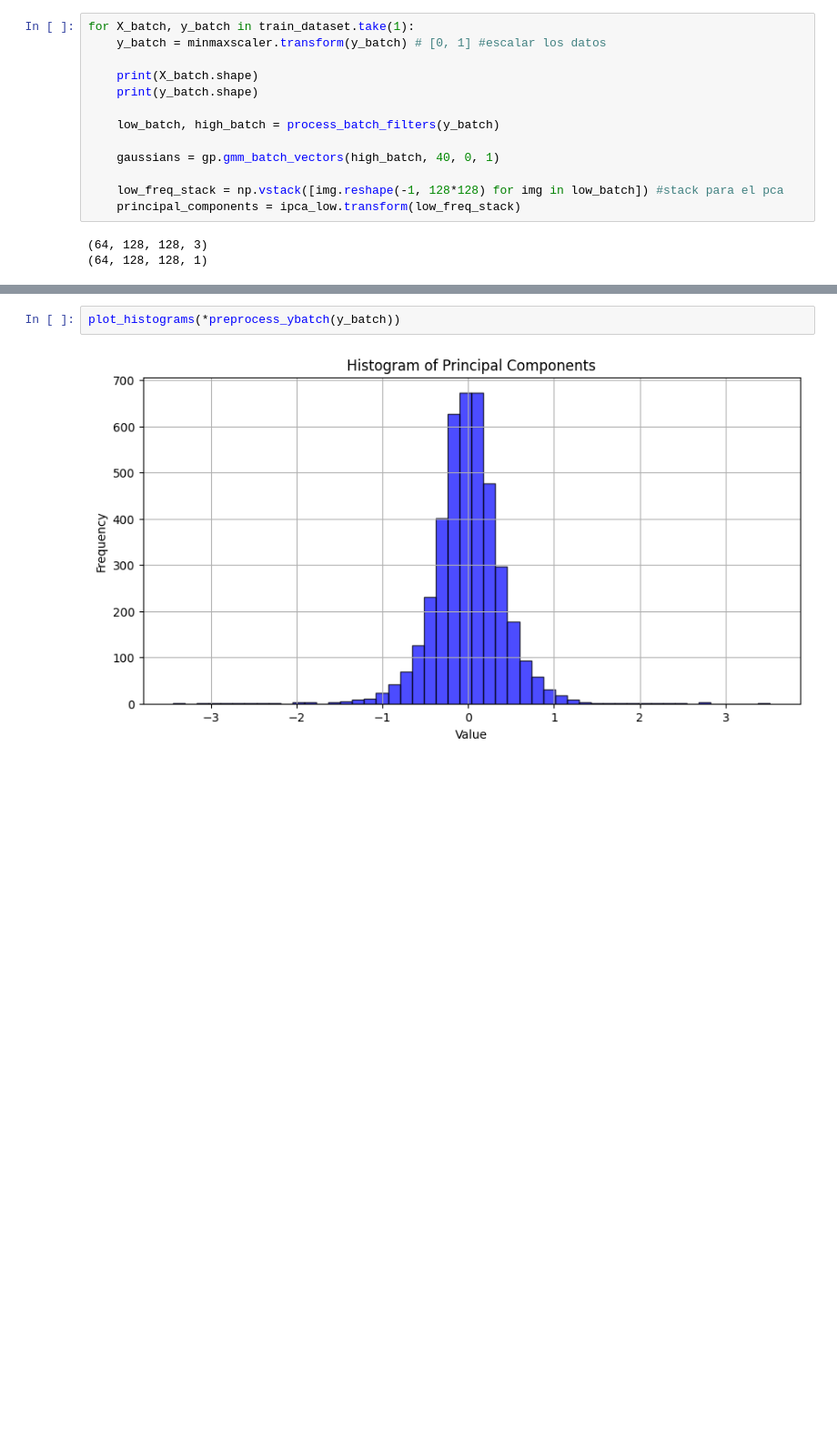
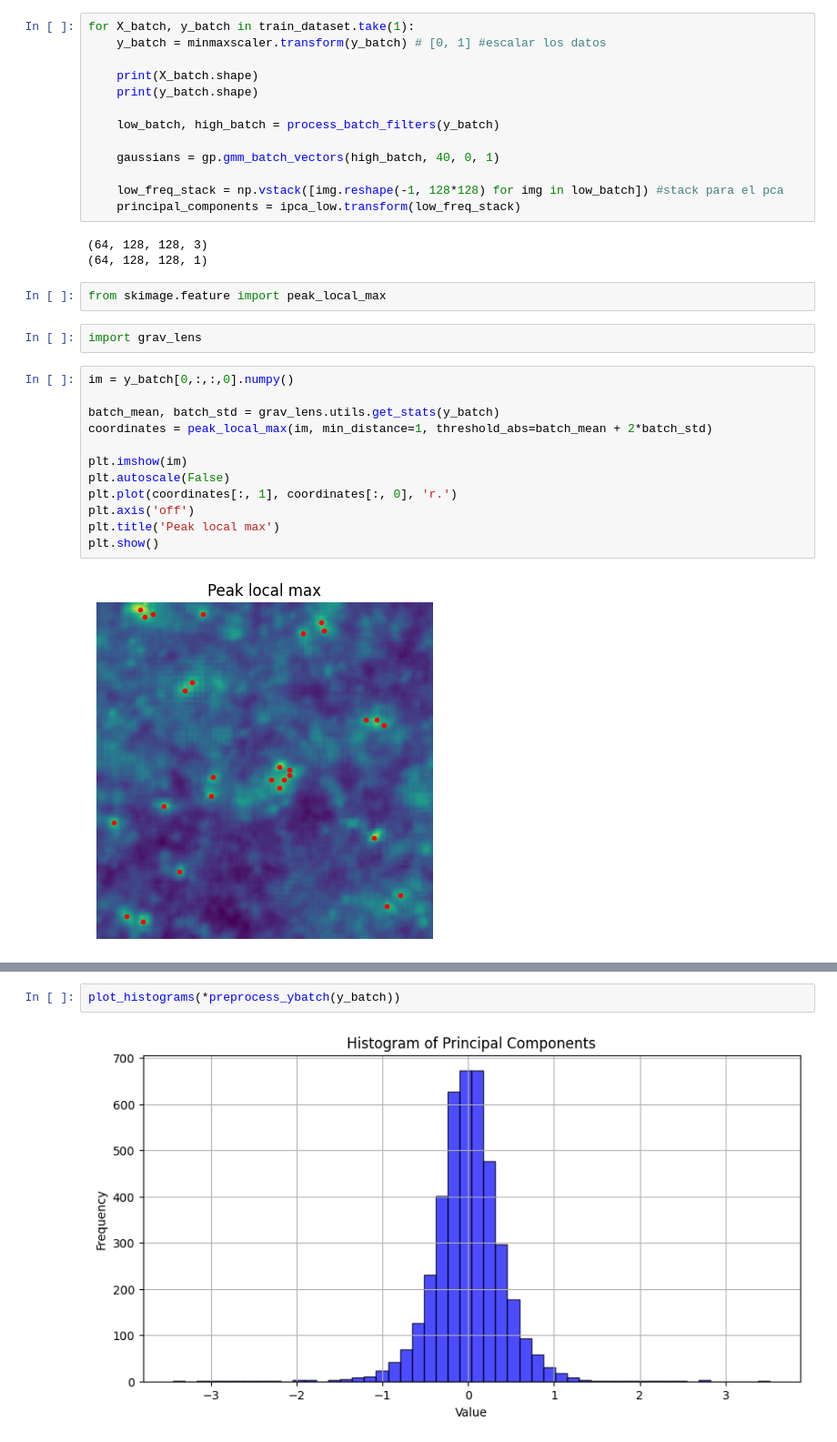
Before and after one commit to fbientrigo/grav_lensing, a Jupyter notebook: 06_pipeline_parametric/b_reconstruction.ipynb, the cells around one changed output, grey strips where cells are left out. Shown at 91% size. Drawn from its saved outputs; the diff is of its cells as text; blank space fills up the shorter version.

```diff
--- a/06_pipeline_parametric/b_reconstruction.ipynb
+++ b/06_pipeline_parametric/b_reconstruction.ipynb
@@ -176,3 +126,21 @@ for X_batch, y_batch in train_dataset.take(1):
 # %% [output]
 (64, 128, 128, 3)
 (64, 128, 128, 1)
+# %%
+from skimage.feature import peak_local_max
+# %%
+import grav_lens
+# %%
+im = y_batch[0,:,:,0].numpy()
+
+batch_mean, batch_std = grav_lens.utils.get_stats(y_batch)
+coordinates = peak_local_max(im, min_distance=1, threshold_abs=batch_mean + 2*batch_std)
+
+plt.imshow(im)
+plt.autoscale(False)
+plt.plot(coordinates[:, 1], coordinates[:, 0], 'r.')
+plt.axis('off')
+plt.title('Peak local max')
+plt.show()
+# %% [output]
+[figure, added]
```
Also changed, not shown: parts of 11 cells of this notebook, 10 other files.
